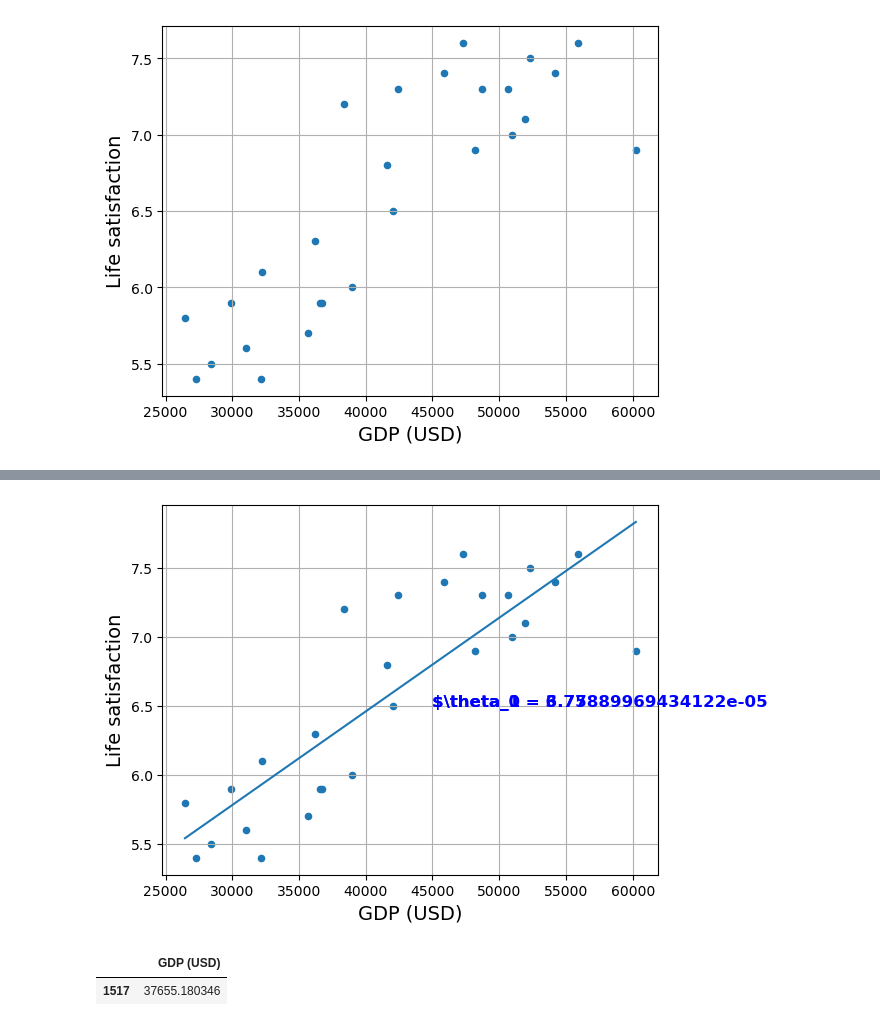
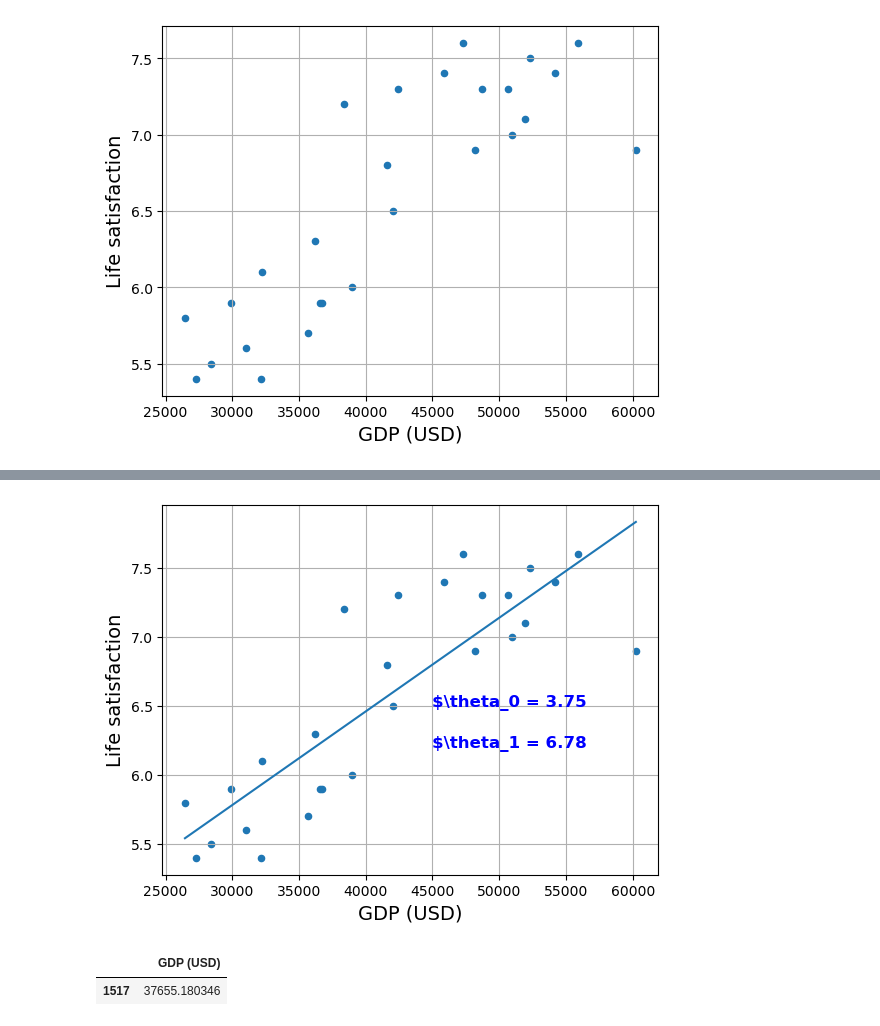
Before and after one commit to bgnatowski/deep-learning-24, a Jupyter notebook: 01_krajobraz_uczenia_maszynowego.ipynb, the cells around one changed output, grey strips where cells are left out. Saved outputs shown, nothing was run; the diff lists cells and outputs as text; code cells hidden in the pictures.

```diff
--- a/01_krajobraz_uczenia_maszynowego.ipynb
+++ b/01_krajobraz_uczenia_maszynowego.ipynb
@@ -283,12 +283,12 @@ theta_1: 6.77889969434122e-05
 # %%
 # wizualiacja danych
 lifestat.plot(kind="scatter", grid=True, x="GDP (USD)", y="Life satisfaction")
 plt.plot(X, theta_0+theta_1*X)
 plt.text(45000, 6.5, fr"$\theta_0 = {theta_0.round(2)}", color="blue", fontweight="bold")
-plt.text(45000, 6.5, fr"$\theta_1 = {theta_1}", color="blue", fontweight="bold")
+plt.text(45000, 6.2, fr"$\theta_1 = {theta_1 * 1e5:.2f}", color="blue", fontweight="bold")
 plt.show()
 # %% [output]
-[figure, old version]
+[figure, new version]
 # %%
 cyprus_gdp_per_capita_2020 = (
     gdp_per_capita_2020[gdp_per_capita_2020["Entity"]=="Cyprus"][["GDP (USD)"]]
```
Also changed, not shown: parts of 1 cell of this notebook.
